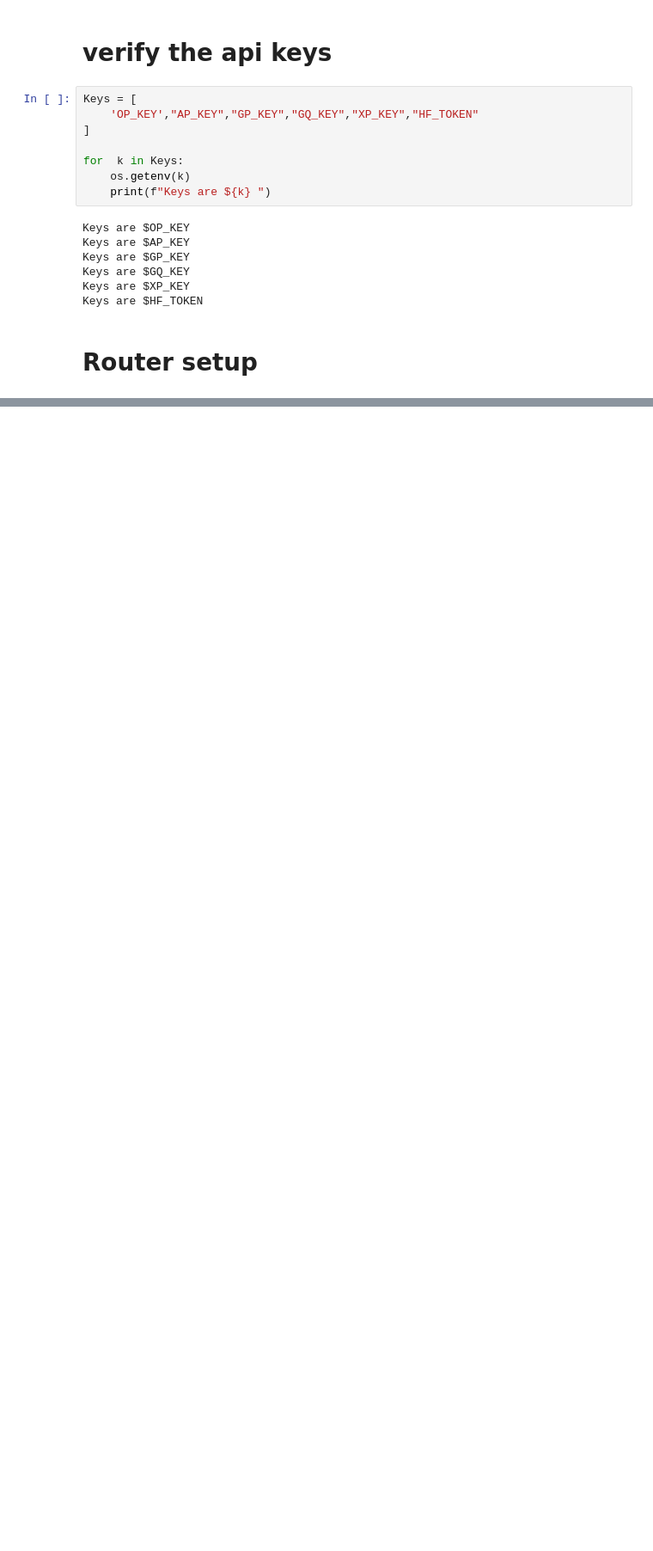
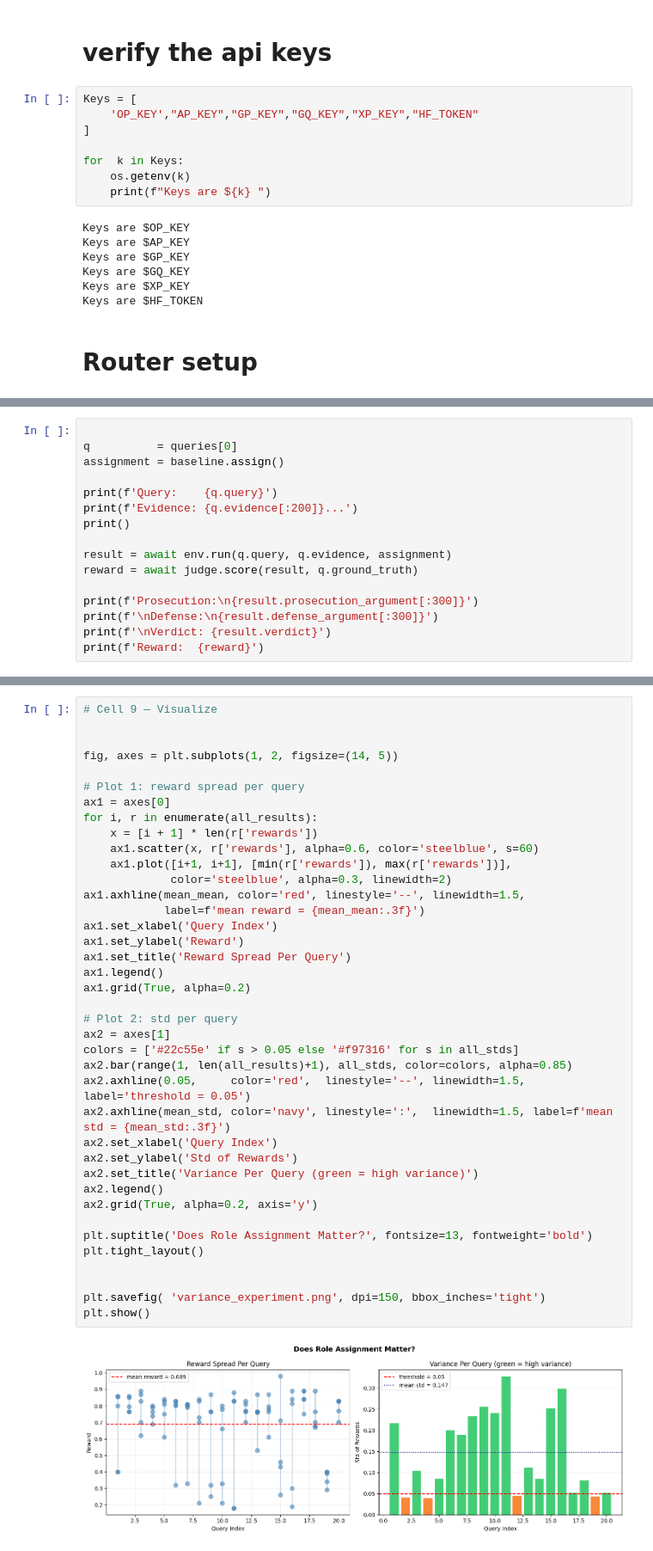
Before and after one commit to Ajitkumar-1001/Role_Policy_Optimization, a Jupyter notebook: variance_experiment.ipynb, the cells around one changed output, grey strips where cells are left out. Shown at 86% size. Drawn from its saved outputs; the diff is of its cells as text; blank space fills up the shorter version.

```diff
--- a/variance_experiment.ipynb
+++ b/variance_experiment.ipynb
@@ -87,0 +163,16 @@ await verify_models()
+# %%
+
+q          = queries[0]
+assignment = baseline.assign()
+
+print(f'Query:    {q.query}')
+print(f'Evidence: {q.evidence[:200]}...')
+print()
+
+result = await env.run(q.query, q.evidence, assignment)
+reward = await judge.score(result, q.ground_truth)
+
+print(f'Prosecution:\n{result.prosecution_argument[:300]}')
+print(f'\nDefense:\n{result.defense_argument[:300]}')
+print(f'\nVerdict: {result.verdict}')
+print(f'Reward:  {reward}')
@@ -87,0 +285,41 @@ await verify_models()
+# %%
+# Cell 9 — Visualize
+
+
+fig, axes = plt.subplots(1, 2, figsize=(14, 5))
+
+# Plot 1: reward spread per query
+ax1 = axes[0]
+for i, r in enumerate(all_results):
+    x = [i + 1] * len(r['rewards'])
+    ax1.scatter(x, r['rewards'], alpha=0.6, color='steelblue', s=60)
+    ax1.plot([i+1, i+1], [min(r['rewards']), max(r['rewards'])],
+             color='steelblue', alpha=0.3, linewidth=2)
+ax1.axhline(mean_mean, color='red', linestyle='--', linewidth=1.5,
+            label=f'mean reward = {mean_mean:.3f}')
+ax1.set_xlabel('Query Index')
+ax1.set_ylabel('Reward')
+ax1.set_title('Reward Spread Per Query')
+ax1.legend()
+ax1.grid(True, alpha=0.2)
+
+# Plot 2: std per query
+ax2 = axes[1]
+colors = ['#22c55e' if s > 0.05 else '#f97316' for s in all_stds]
+ax2.bar(range(1, len(all_results)+1), all_stds, color=colors, alpha=0.85)
+ax2.axhline(0.05,     color='red',  linestyle='--', linewidth=1.5, label='threshold = 0.05')
+ax2.axhline(mean_std, color='navy', linestyle=':',  linewidth=1.5, label=f'mean std = {mean_std:.3f}')
+ax2.set_xlabel('Query Index')
+ax2.set_ylabel('Std of Rewards')
+ax2.set_title('Variance Per Query (green = high variance)')
+ax2.legend()
+ax2.grid(True, alpha=0.2, axis='y')
+
+plt.suptitle('Does Role Assignment Matter?', fontsize=13, fontweight='bold')
+plt.tight_layout()
+
+
+plt.savefig( 'variance_experiment.png', dpi=150, bbox_inches='tight')
+plt.show()
+# %% [output]
+[figure, added]
```
Also changed, not shown: parts of 12 cells of this notebook, 4 other files.
